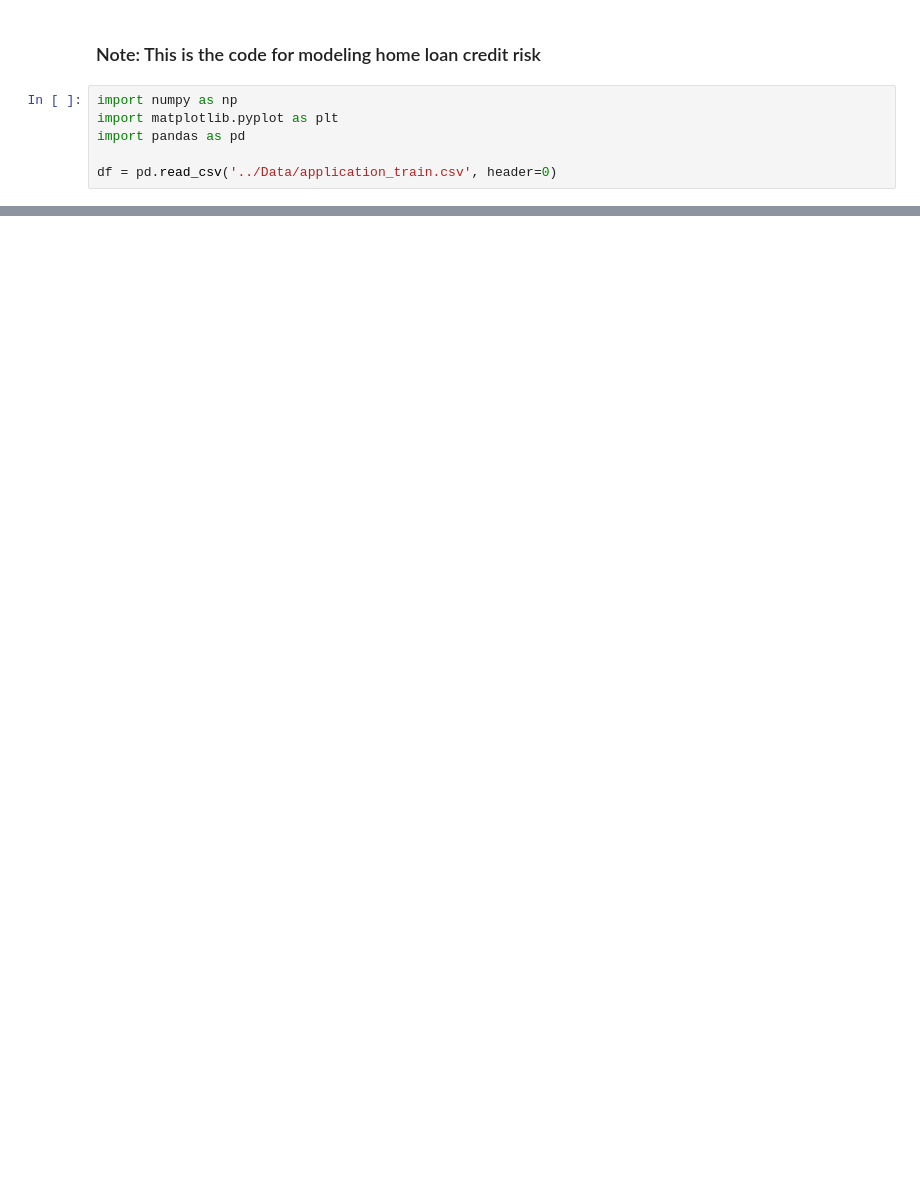
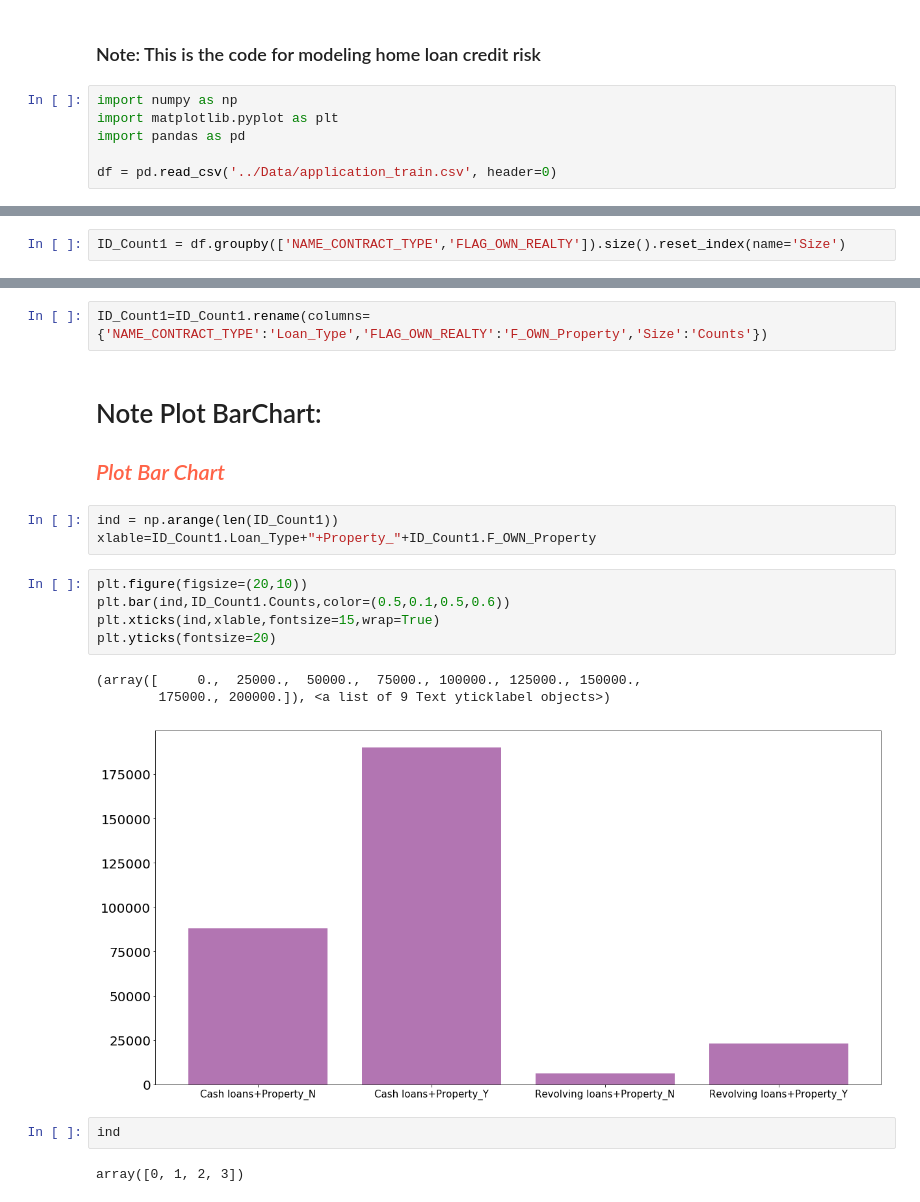
Before and after one commit to flyingpinkpig/LR_Competition, a Jupyter notebook: Credit_Risk.ipynb, the cells around one changed output, grey strips where cells are left out. Saved outputs shown, nothing was run; the diff lists cells and outputs as text; blank space fills up the shorter version.

```diff
--- a/Credit_Risk.ipynb
+++ b/Credit_Risk.ipynb
@@ -30,0 +94,2 @@ plt.show()
+# %%
+ID_Count1 = df.groupby(['NAME_CONTRACT_TYPE','FLAG_OWN_REALTY']).size().reset_index(name='Size')
@@ -30,0 +107,21 @@ plt.show()
+# %%
+ID_Count1=ID_Count1.rename(columns={'NAME_CONTRACT_TYPE':'Loan_Type','FLAG_OWN_REALTY':'F_OWN_Property','Size':'Counts'})
+# %% [markdown]
+# Note Plot BarChart:
+<h2 style="color:Tomato"><i> Plot Bar Chart</i></h2>
+# %%
+ind = np.arange(len(ID_Count1))
+xlable=ID_Count1.Loan_Type+"+Property_"+ID_Count1.F_OWN_Property
+# %%
+plt.figure(figsize=(20,10))
+plt.bar(ind,ID_Count1.Counts,color=(0.5,0.1,0.5,0.6))
+plt.xticks(ind,xlable,fontsize=15,wrap=True)
+plt.yticks(fontsize=20)
+# %% [output]
+(array([     0.,  25000.,  50000.,  75000., 100000., 125000., 150000.,
+        175000., 200000.]), <a list of 9 Text yticklabel objects>)
+[figure, added]
+# %%
+ind
+# %% [output]
+array([0, 1, 2, 3])
```
Also changed, not shown: parts of 17 cells of this notebook, 1 other file.
